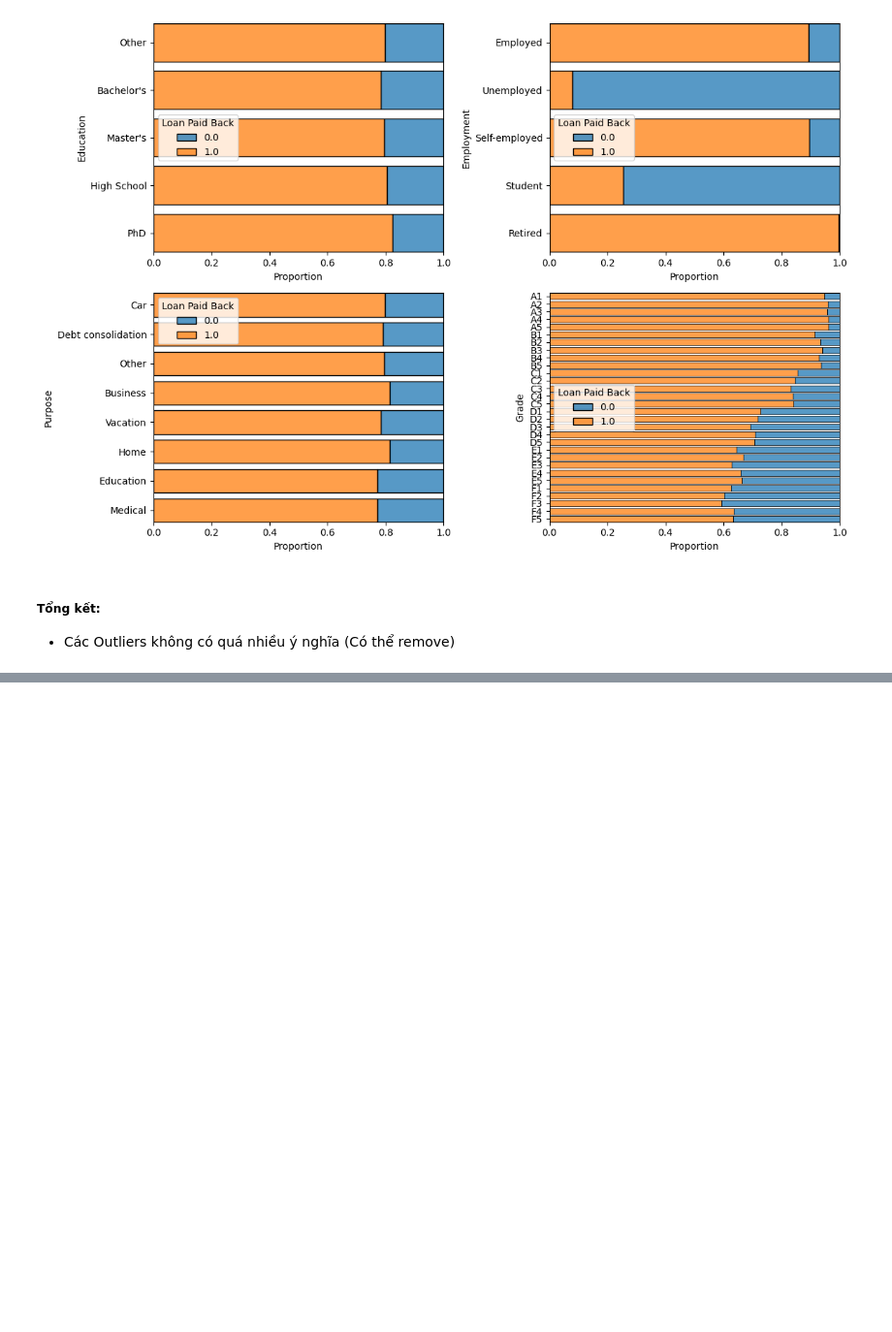
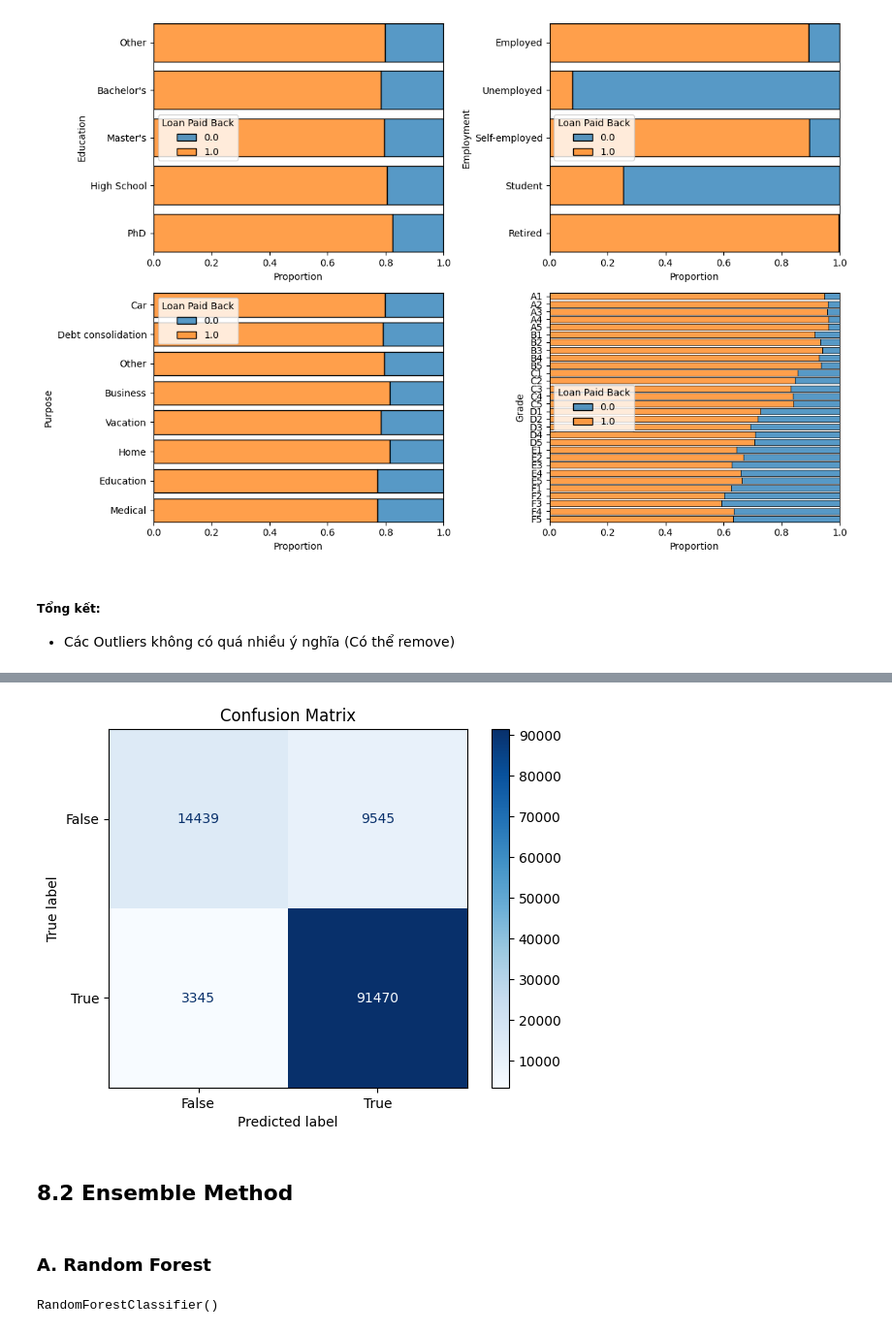
Before and after one commit to pikamanh/Predicting-Loan-Payback, a Jupyter notebook: test.ipynb, the cells around one changed output, grey strips where cells are left out. Shown at 97% size. Cells and saved outputs as stored; diff of their text form; code cells hidden in the pictures; blank space fills up the shorter version.

```diff
--- a/test.ipynb
+++ b/test.ipynb
@@ -525,0 +481,5 @@ fig.tight_layout()
+# %%
+X = le_df.drop(labels='Loan Paid Back', axis=1)
+y = le_df['Loan Paid Back'].astype(int)
+
+X_train, X_test, y_train, y_test = train_test_split(X, y, test_size=0.2, train_size=0.8)
@@ -525,0 +488,7 @@ fig.tight_layout()
+# %%
+scaler = StandardScaler()
+
+cols_scale = ['Annual Income', 'Loan Amount', 'Credit Score']
+X_train[cols_scale] = scaler.fit_transform(X_train[cols_scale])
+
+X_test[cols_scale] = scaler.transform(X_test[cols_scale])
@@ -525,0 +520,3 @@ fig.tight_layout()
+# %%
+model_logistic = LogisticRegression()
+model_logistic.fit(X_train, y_train)
@@ -525,0 +525,15 @@ fig.tight_layout()
+# %%
+y_train_pred_logistic = model_logistic.predict(X_train)
+y_test_pred_logistic = model_logistic.predict(X_test)
+
+acc_train_logistic = accuracy_score(y_train, y_train_pred_logistic)
+acc_test_logistic = accuracy_score(y_test, y_test_pred_logistic)
+cf_matrix_logistic = confusion_matrix(y_test, y_test_pred_logistic)
+report_logistic = classification_report(y_test, y_test_pred_logistic)
+
+print(f"Accuracy Train: {acc_train_logistic * 100:.2f}%")
+print(f"Accuracy Test: {acc_test_logistic * 100:.2f}%")
+print("----------------------")
+print("Report:")
+print(report_logistic)
+report_logistic = classification_report(y_test, y_test_pred_logistic, output_dict=True)
@@ -525,0 +553,16 @@ fig.tight_layout()
+# %%
+disp = ConfusionMatrixDisplay(confusion_matrix=cf_matrix_logistic, display_labels=['False', 'True'])
+disp.plot(cmap=plt.cm.Blues)
+plt.title('Confusion Matrix')
+plt.show()
+# %% [output]
+[figure, added]
+# %% [markdown]
+## 8.2 Ensemble Method
+# %% [markdown]
+### A. Random Forest
+# %%
+rf_classifier = RandomForestClassifier()
+rf_classifier.fit(X_train, y_train)
+# %% [output]
+RandomForestClassifier()
```
Also changed, not shown: parts of 39 cells of this notebook, 1 other file.
